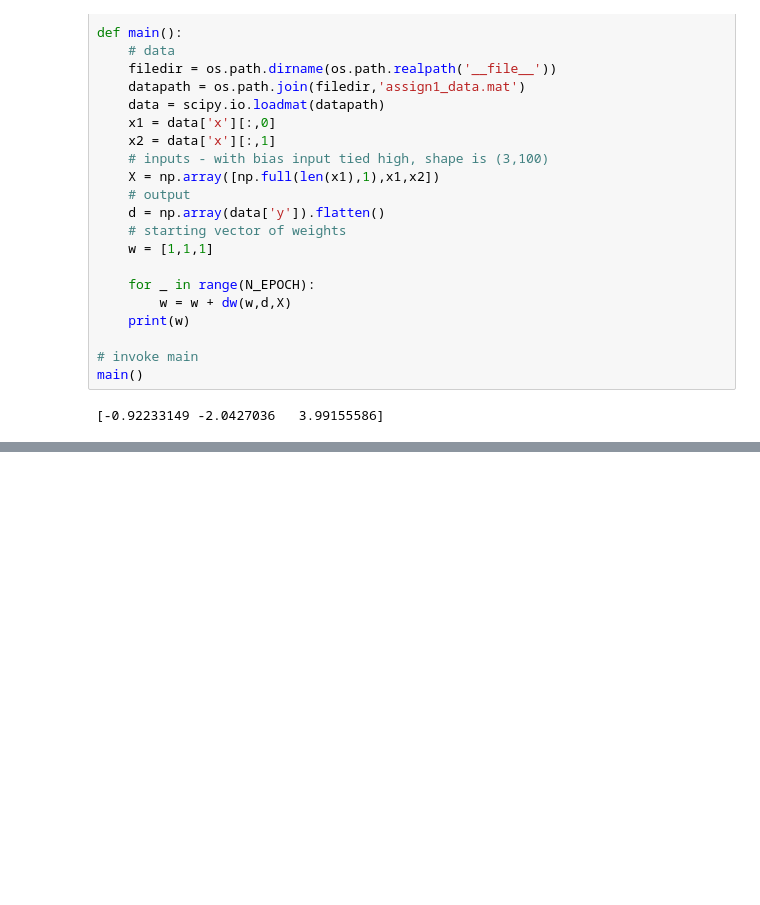
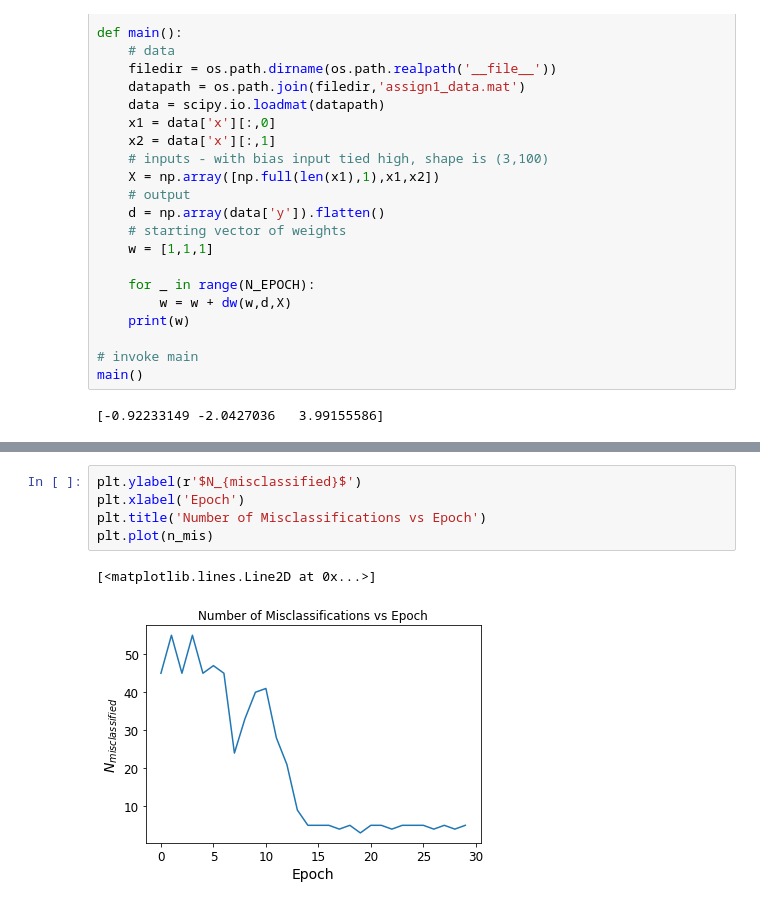
Before and after one commit to skilgoreT/csci5922, a Jupyter notebook: hw/hw1/hw1.ipynb, the cells around one changed output, grey strips where cells are left out. Saved outputs shown, nothing was run; the diff lists cells and outputs as text; blank space fills up the shorter version.

```diff
--- a/hw/hw1/hw1.ipynb
+++ b/hw/hw1/hw1.ipynb
@@ -86,0 +194,8 @@ main()
+# %%
+plt.ylabel(r'$N_{misclassified}$')
+plt.xlabel('Epoch')
+plt.title('Number of Misclassifications vs Epoch')
+plt.plot(n_mis)
+# %% [output]
+[<matplotlib.lines.Line2D at 0x...>]
+[figure, added]
```
Also changed, not shown: parts of 11 cells of this notebook, 2 other files.
